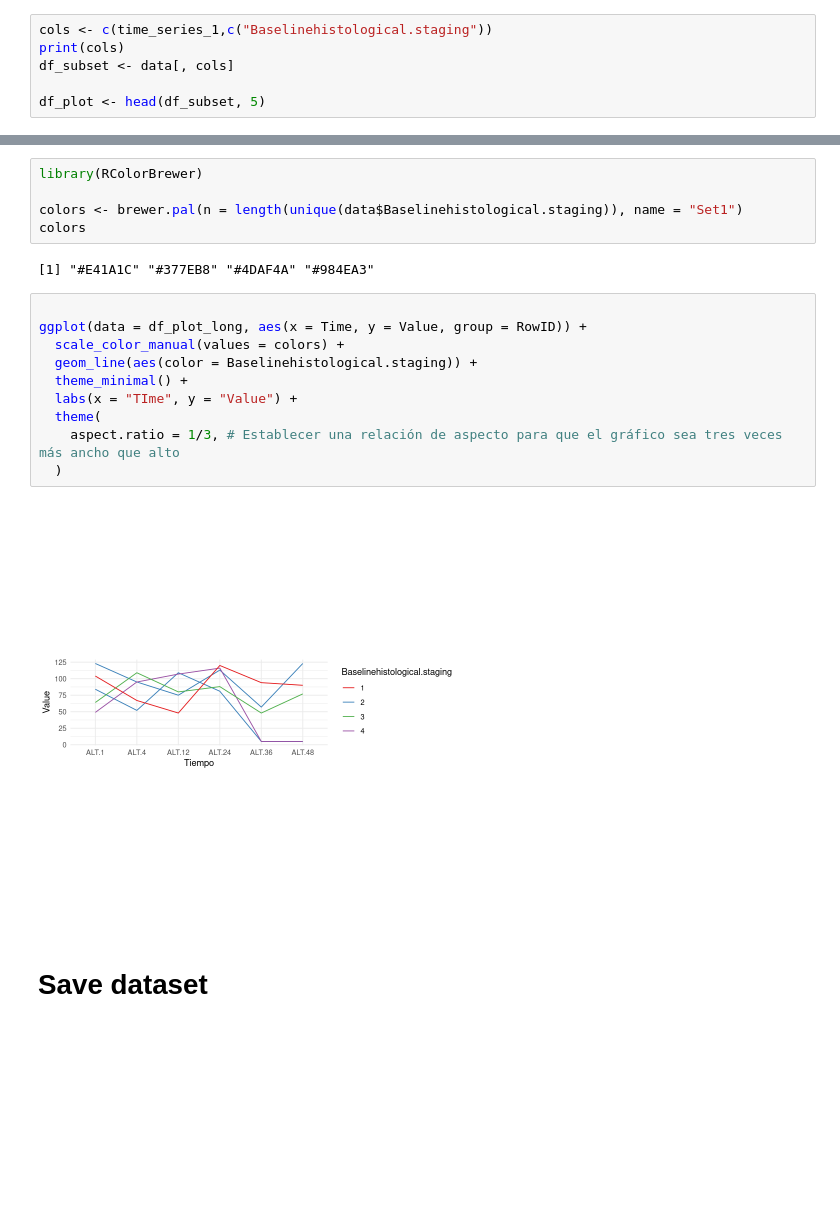
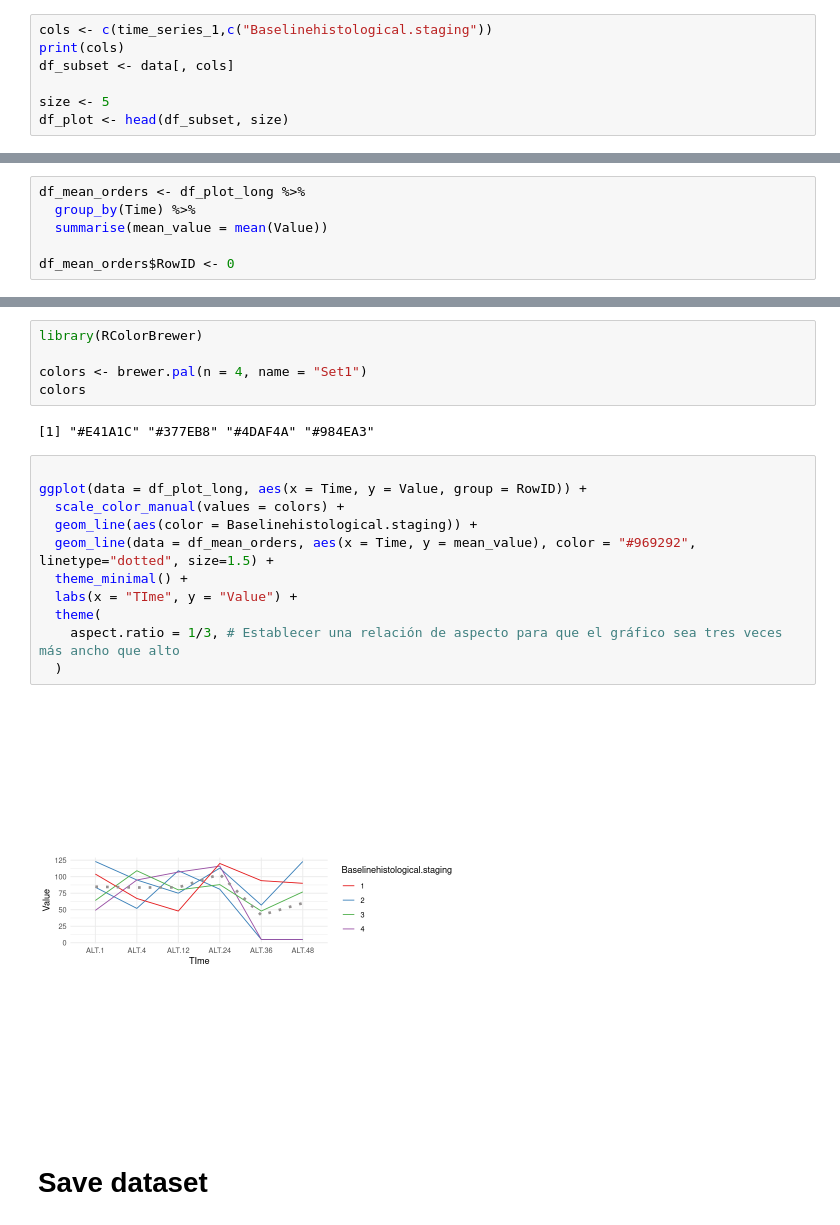
Before and after one commit to Alvaro8gb/DataVisualization, a Jupyter notebook: App/data.ipynb, the cells around one changed output, grey strips where cells are left out. Drawn from its saved outputs; the diff is of its cells as text; blank space fills up the shorter version.

```diff
--- a/App/data.ipynb
+++ b/App/data.ipynb
@@ -276,7 +276,8 @@ cols <- c(time_series_1,c("Baselinehistological.staging"))
 print(cols)
 df_subset <- data[, cols]
 
-df_plot <- head(df_subset, 5)
+size <- 5
+df_plot <- head(df_subset, size)
 # %% [output]
 [1] "ALT.1"                        "ALT.4"
 [3] "ALT.12"                       "ALT.24"
@@ -306,0 +329,6 @@ ERROR: Error in pivot_longer(., cols = starts_with("ALT"), names_to = "Time", :
+# %%
+df_mean_orders <- df_plot_long %>%
+  group_by(Time) %>%
+  summarise(mean_value = mean(Value))
+
+df_mean_orders$RowID <- 0
@@ -307,22 +347,23 @@ ERROR: Error in pivot_longer(., cols = starts_with("ALT"), names_to = "Time", :
 # %%
 library(RColorBrewer)
 
-colors <- brewer.pal(n = length(unique(data$Baselinehistological.staging)), name = "Set1")
+colors <- brewer.pal(n = 4, name = "Set1")
 colors
 # %% [output]
 [1] "#E41A1C" "#377EB8" "#4DAF4A" "#984EA3"
 # %%
 
 ggplot(data = df_plot_long, aes(x = Time, y = Value, group = RowID)) +
   scale_color_manual(values = colors) +
   geom_line(aes(color = Baselinehistological.staging)) +
+  geom_line(data = df_mean_orders, aes(x = Time, y = mean_value), color = "#969292", linetype="dotted", size=1.5) +
   theme_minimal() +
   labs(x = "TIme", y = "Value") +
   theme(
     aspect.ratio = 1/3, # Establecer una relación de aspecto para que el gráfico sea tres veces más ancho que alto
   )
 # %% [output]
-[figure, old version]
+[figure, new version]
 # %% [markdown]
 # Save dataset
 # %%
```
Also changed, not shown: parts of 4 cells of this notebook, 2 other files.
